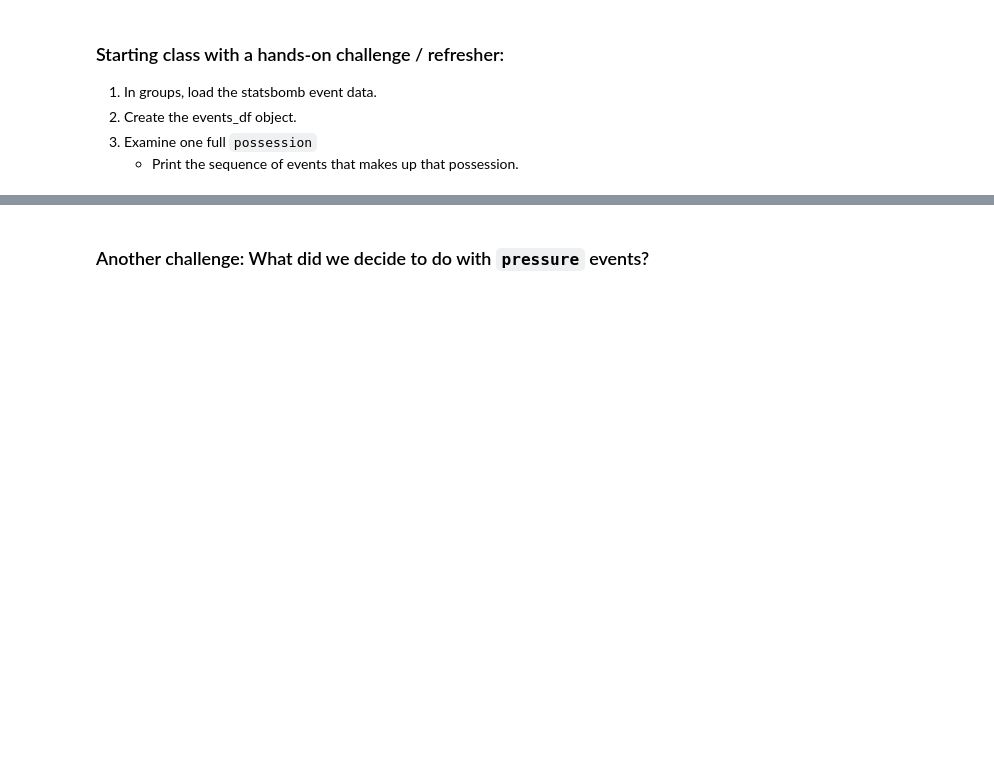
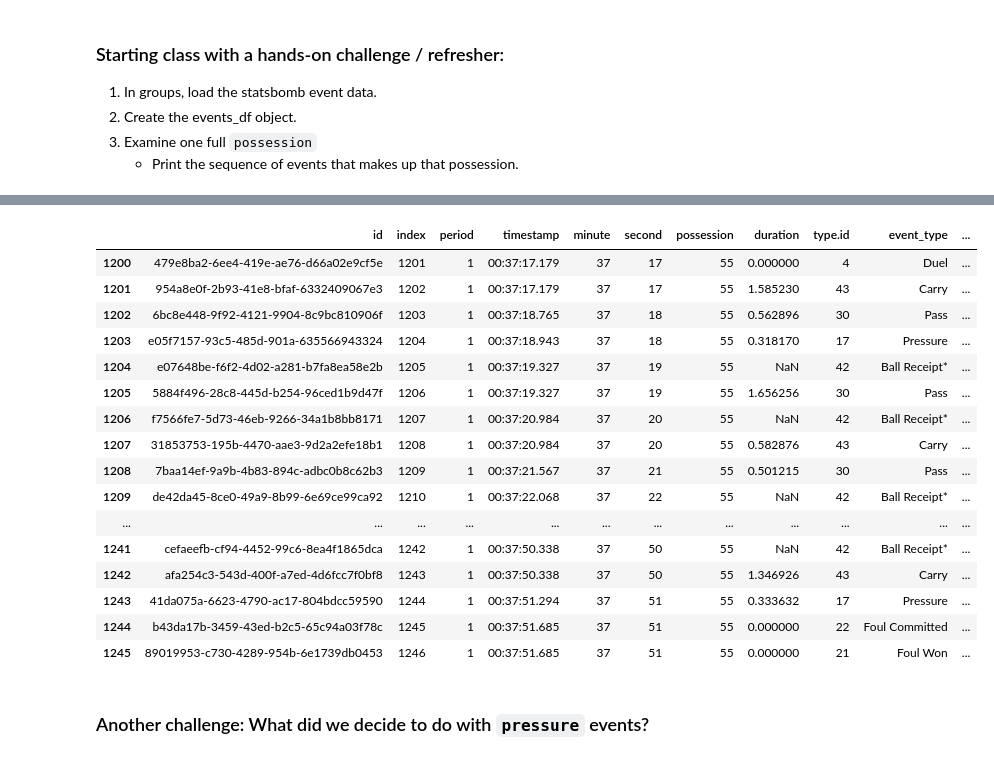
Before and after one commit to jkbren/cnet5442_sp26, a Jupyter notebook: notebooks/class_16/class_16_event_transition_networks_soccer.ipynb, the cells around one changed output, grey strips where cells are left out. Cells and saved outputs as stored; diff of their text form; code cells hidden in the pictures; blank space fills up the shorter version.

```diff
--- a/notebooks/class_16/class_16_event_transition_networks_soccer.ipynb
+++ b/notebooks/class_16/class_16_event_transition_networks_soccer.ipynb
@@ -940,3 +1089,23 @@ That choice changes the object we are modeling.
+# %%
+events_df.loc[events_df['possession']==55]
+# %% [output]
+|  | id | index | period | timestamp | minute | second | possession | duration | type.id | event_type | ... |
+| 1200 | 479e8ba2-6ee4-419e-ae76-d66a02e9cf5e | 1201 | 1 | 00:37:17.179 | 37 | 17 | 55 | 0.000000 | 4 | Duel | ... |
+| 1201 | 954a8e0f-2b93-41e8-bfaf-6332409067e3 | 1202 | 1 | 00:37:17.179 | 37 | 17 | 55 | 1.585230 | 43 | Carry | ... |
+| 1202 | 6bc8e448-9f92-4121-9904-8c9bc810906f | 1203 | 1 | 00:37:18.765 | 37 | 18 | 55 | 0.562896 | 30 | Pass | ... |
+| 1203 | e05f7157-93c5-485d-901a-635566943324 | 1204 | 1 | 00:37:18.943 | 37 | 18 | 55 | 0.318170 | 17 | Pressure | ... |
+| 1204 | e07648be-f6f2-4d02-a281-b7fa8ea58e2b | 1205 | 1 | 00:37:19.327 | 37 | 19 | 55 | NaN | 42 | Ball Receipt* | ... |
+| 1205 | 5884f496-28c8-445d-b254-96ced1b9d47f | 1206 | 1 | 00:37:19.327 | 37 | 19 | 55 | 1.656256 | 30 | Pass | ... |
+| 1206 | f7566fe7-5d73-46eb-9266-34a1b8bb8171 | 1207 | 1 | 00:37:20.984 | 37 | 20 | 55 | NaN | 42 | Ball Receipt* | ... |
+| 1207 | 31853753-195b-4470-aae3-9d2a2efe18b1 | 1208 | 1 | 00:37:20.984 | 37 | 20 | 55 | 0.582876 | 43 | Carry | ... |
+| 1208 | 7baa14ef-9a9b-4b83-894c-adbc0b8c62b3 | 1209 | 1 | 00:37:21.567 | 37 | 21 | 55 | 0.501215 | 30 | Pass | ... |
+| 1209 | de42da45-8ce0-49a9-8b99-6e69ce99ca92 | 1210 | 1 | 00:37:22.068 | 37 | 22 | 55 | NaN | 42 | Ball Receipt* | ... |
+| ... | ... | ... | ... | ... | ... | ... | ... | ... | ... | ... | ... |
+| 1241 | cefaeefb-cf94-4452-99c6-8ea4f1865dca | 1242 | 1 | 00:37:50.338 | 37 | 50 | 55 | NaN | 42 | Ball Receipt* | ... |
+| 1242 | afa254c3-543d-400f-a7ed-4d6fcc7f0bf8 | 1243 | 1 | 00:37:50.338 | 37 | 50 | 55 | 1.346926 | 43 | Carry | ... |
+| 1243 | 41da075a-6623-4790-ac17-804bdcc59590 | 1244 | 1 | 00:37:51.294 | 37 | 51 | 55 | 0.333632 | 17 | Pressure | ... |
+| 1244 | b43da17b-3459-43ed-b2c5-65c94a03f78c | 1245 | 1 | 00:37:51.685 | 37 | 51 | 55 | 0.000000 | 22 | Foul Committed | ... |
+| 1245 | 89019953-c730-4289-954b-6e1739db0453 | 1246 | 1 | 00:37:51.685 | 37 | 51 | 55 | 0.000000 | 21 | Foul Won | ... |
 # %% [markdown]
 ### Another challenge: What did we decide to do with `pressure` events?
 # %% [markdown]
```
Also changed, not shown: parts of 17 cells of this notebook.
